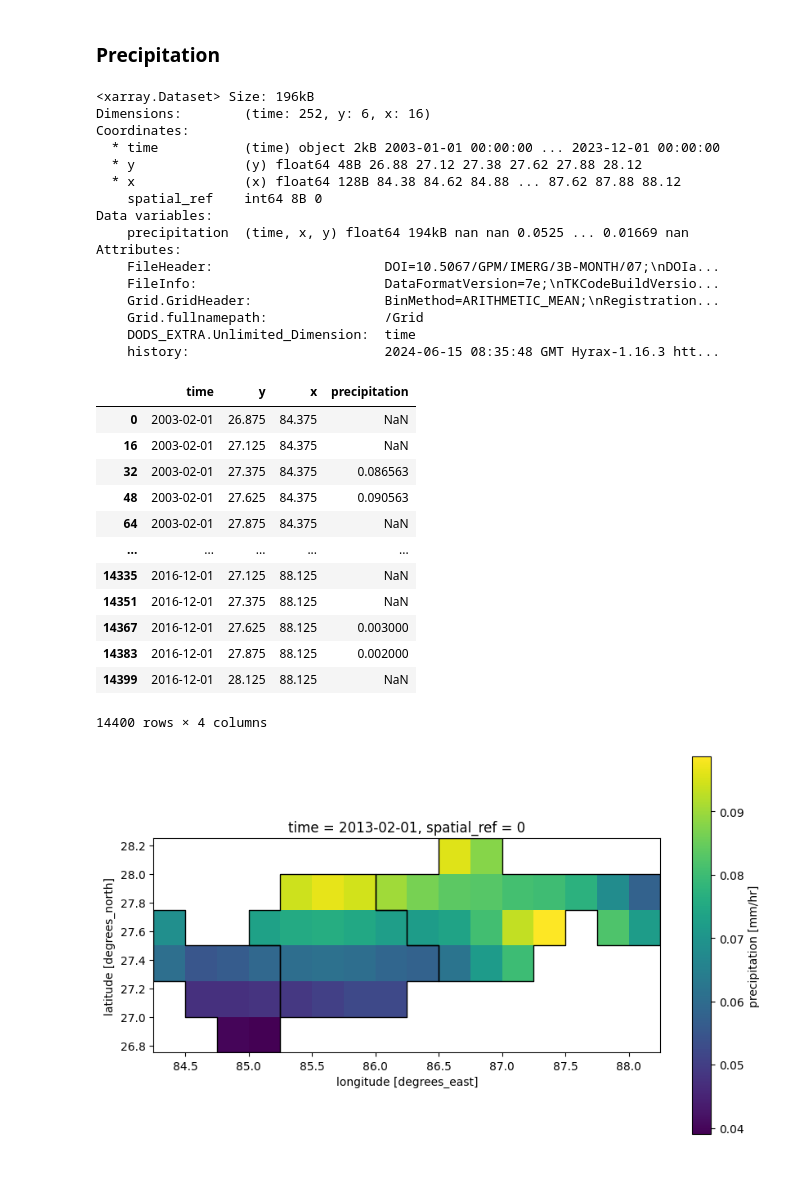
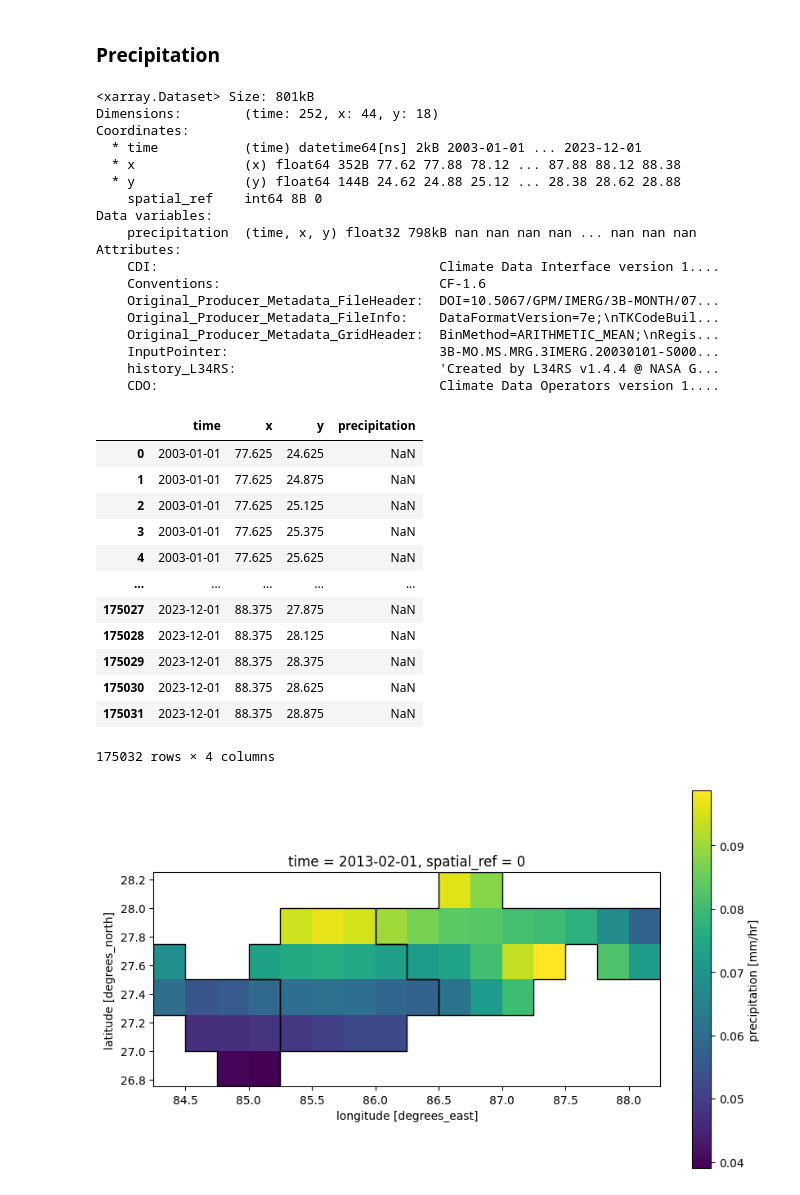
Before and after one commit to AshHydroCoder/GRACE-Downscaler, a Jupyter notebook: Making_raw_files_for_RFM.ipynb, the cells around one changed output. Cells and saved outputs as stored; diff of their text form; code cells hidden in the pictures.

```diff
--- a/Making_raw_files_for_RFM.ipynb
+++ b/Making_raw_files_for_RFM.ipynb
@@ -104,66 +104,68 @@ nepal_shp = nepal_shp.set_crs('epsg:4326')
 # %% [markdown]
 ### Precipitation
 # %%
-pr_nc ='/content/drive/MyDrive/Thesis/REGRID/precipitation.nc'
+pr_nc = "/content/drive/MyDrive/Thesis/REGRID/IMERG 25.nc"
 pr_dataset = xr.open_dataset(pr_nc)
 pr_dataset = pr_dataset.rio.write_crs('epsg:4326')
-pr_dataset = pr_dataset.rio.clip(nepal_shp.geometry,all_touched=True)
+pr_dataset = pr_dataset.rio.clip(nepal_shp.geometry,drop=True)
 pr_dataset = pr_dataset.rename({'lon':'x','lat':'y'})
 pr_dataset = pr_dataset.transpose('time','x', 'y')
 print(pr_dataset)
 # %% [output]
-<xarray.Dataset> Size: 196kB
-Dimensions:        (time: 252, y: 6, x: 16)
+<xarray.Dataset> Size: 801kB
+Dimensions:        (time: 252, x: 44, y: 18)
 Coordinates:
-  * time           (time) object 2kB 2003-01-01 00:00:00 ... 2023-12-01 00:00:00
-  * y              (y) float64 48B 26.88 27.12 27.38 27.62 27.88 28.12
-  * x              (x) float64 128B 84.38 84.62 84.88 ... 87.62 87.88 88.12
+  * time           (time) datetime64[ns] 2kB 2003-01-01 ... 2023-12-01
+  * x              (x) float64 352B 77.62 77.88 78.12 ... 87.88 88.12 88.38
+  * y              (y) float64 144B 24.62 24.88 25.12 ... 28.38 28.62 28.88
     spatial_ref    int64 8B 0
 Data variables:
-    precipitation  (time, x, y) float64 194kB nan nan 0.0525 ... 0.01669 nan
+    precipitation  (time, x, y) float32 798kB nan nan nan nan ... nan nan nan
 Attributes:
-    FileHeader:                      DOI=10.5067/GPM/IMERG/3B-MONTH/07;\nDOIa...
-    FileInfo:                        DataFormatVersion=7e;\nTKCodeBuildVersio...
-    Grid.GridHeader:                 BinMethod=ARITHMETIC_MEAN;\nRegistration...
-    Grid.fullnamepath:               /Grid
-    DODS_EXTRA.Unlimited_Dimension:  time
-    history:                         2024-06-15 08:35:48 GMT Hyrax-1.16.3 htt...
+    CDI:                                    Climate Data Interface version 1....
+    Conventions:                            CF-1.6
+    Original_Producer_Metadata_FileHeader:  DOI=10.5067/GPM/IMERG/3B-MONTH/07...
+    Original_Producer_Metadata_FileInfo:    DataFormatVersion=7e;\nTKCodeBuil...
+    Original_Producer_Metadata_GridHeader:  BinMethod=ARITHMETIC_MEAN;\nRegis...
+    InputPointer:                           3B-MO.MS.MRG.3IMERG.20030101-S000...
+    history_L34RS:                          'Created by L34RS v1.4.4 @ NASA G...
+    CDO:                                    Climate Data Operators version 1....
 # %%
-pr_dataset['time'] = pd.to_datetime(pr_dataset.indexes['time'].to_datetimeindex())  #if the time is not in standard format
+#pr_dataset['time'] = pd.to_datetime(pr_dataset.indexes['time'].to_datetimeindex())  #if the time is not in standard format
 
 time_index = pd.to_datetime(pr_dataset['time'].values)
 mask = pd.Series(True, index=time_index)  # Start with all True (include all data)
 
 for timestamp in missing_dates:
     year = timestamp.year
     month = timestamp.month
     # Exclude dates that match the missing year and month
     mask &= ~((time_index.year == year) & (time_index.month == month))
 
     # Exclude dates that match the missing year and month
     mask &= ~((time_index.year == year) & (time_index.month == month))
 
 # Apply the mask to filter the dataset
 filtered_dataset = pr_dataset.sel(time=mask[mask].index)
-filtered_dataset = filtered_dataset.sel(time=slice('2003-02-01','2016-12-31'))
+filtered_dataset = filtered_dataset.sel(time=slice('2003-01-01','2023-12-31'))
 
 pr_df = filtered_dataset.to_dataframe().reset_index()
 pr_df = pr_df.drop(columns='spatial_ref')
 pr_df = pr_df.sort_values(by=['time','x'])
 pr_df
 # %% [output]
-|  | time | y | x | precipitation |
-| 0 | 2003-02-01 | 26.875 | 84.375 | NaN |
-| 16 | 2003-02-01 | 27.125 | 84.375 | NaN |
-| 32 | 2003-02-01 | 27.375 | 84.375 | 0.086563 |
-| 48 | 2003-02-01 | 27.625 | 84.375 | 0.090563 |
-| 64 | 2003-02-01 | 27.875 | 84.375 | NaN |
+|  | time | x | y | precipitation |
+| 0 | 2003-01-01 | 77.625 | 24.625 | NaN |
+| 1 | 2003-01-01 | 77.625 | 24.875 | NaN |
+| 2 | 2003-01-01 | 77.625 | 25.125 | NaN |
+| 3 | 2003-01-01 | 77.625 | 25.375 | NaN |
+| 4 | 2003-01-01 | 77.625 | 25.625 | NaN |
 | ... | ... | ... | ... | ... |
-| 14335 | 2016-12-01 | 27.125 | 88.125 | NaN |
-| 14351 | 2016-12-01 | 27.375 | 88.125 | NaN |
-| 14367 | 2016-12-01 | 27.625 | 88.125 | 0.003000 |
-| 14383 | 2016-12-01 | 27.875 | 88.125 | 0.002000 |
-| 14399 | 2016-12-01 | 28.125 | 88.125 | NaN |
+| 175027 | 2023-12-01 | 88.375 | 27.875 | NaN |
+| 175028 | 2023-12-01 | 88.375 | 28.125 | NaN |
+| 175029 | 2023-12-01 | 88.375 | 28.375 | NaN |
+| 175030 | 2023-12-01 | 88.375 | 28.625 | NaN |
+| 175031 | 2023-12-01 | 88.375 | 28.875 | NaN |
-14400 rows × 4 columns
+175032 rows × 4 columns
 # %%
 # Export to CSV
```
Also changed, not shown: parts of 10 cells of this notebook.
